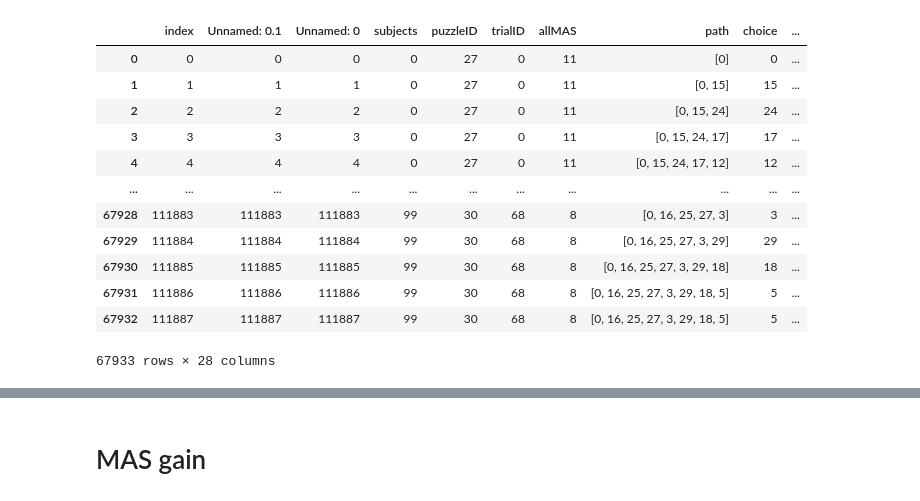
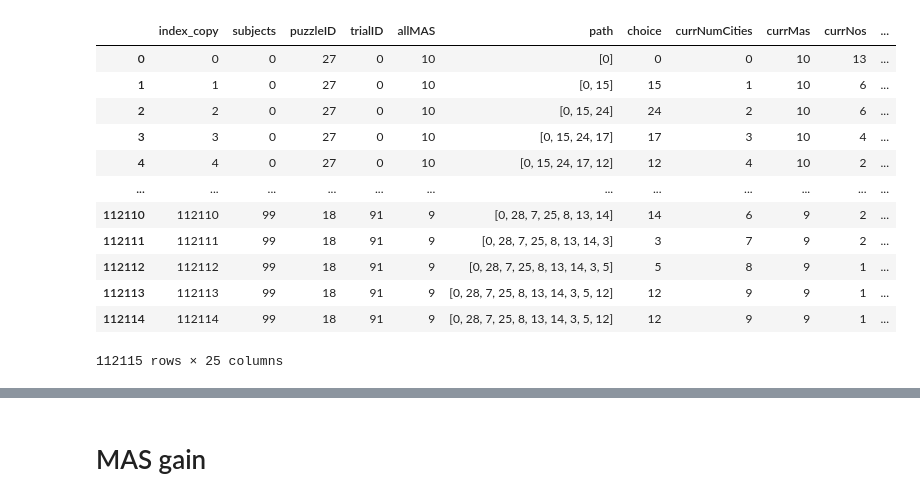
Before and after one commit to sherrybao222/Road_Construction, a Jupyter notebook: analysis/online_2022/Track_error_history.ipynb, the cells around one changed output, grey strips where cells are left out. Cells and saved outputs as stored; diff of their text form; code cells hidden in the pictures.

```diff
--- a/analysis/online_2022/Track_error_history.ipynb
+++ b/analysis/online_2022/Track_error_history.ipynb
@@ -49,16 +34,24 @@ with open(home_dir +'tree_data/undo_tree', 'r') as file:
-# %%
-sc_data_choice_level
-# %% [output]
-|  | index | Unnamed: 0.1 | Unnamed: 0 | subjects | puzzleID | trialID | allMAS | path | choice | ... |
-| 0 | 0 | 0 | 0 | 0 | 27 | 0 | 11 | [0] | 0 | ... |
-| 1 | 1 | 1 | 1 | 0 | 27 | 0 | 11 | [0, 15] | 15 | ... |
-| 2 | 2 | 2 | 2 | 0 | 27 | 0 | 11 | [0, 15, 24] | 24 | ... |
-| 3 | 3 | 3 | 3 | 0 | 27 | 0 | 11 | [0, 15, 24, 17] | 17 | ... |
-| 4 | 4 | 4 | 4 | 0 | 27 | 0 | 11 | [0, 15, 24, 17, 12] | 12 | ... |
-| ... | ... | ... | ... | ... | ... | ... | ... | ... | ... | ... |
-| 67928 | 111883 | 111883 | 111883 | 99 | 30 | 68 | 8 | [0, 16, 25, 27, 3] | 3 | ... |
-| 67929 | 111884 | 111884 | 111884 | 99 | 30 | 68 | 8 | [0, 16, 25, 27, 3, 29] | 29 | ... |
-| 67930 | 111885 | 111885 | 111885 | 99 | 30 | 68 | 8 | [0, 16, 25, 27, 3, 29, 18] | 18 | ... |
-| 67931 | 111886 | 111886 | 111886 | 99 | 30 | 68 | 8 | [0, 16, 25, 27, 3, 29, 18, 5] | 5 | ... |
-| 67932 | 111887 | 111887 | 111887 | 99 | 30 | 68 | 8 | [0, 16, 25, 27, 3, 29, 18, 5] | 5 | ... |
-67933 rows × 28 columns
+# %%
+data_choice_level = pd.read_csv(data_dir +  'choice_level/choicelevel_data.csv') # first column is index
+data_choice_level = data_choice_level.rename(columns={'Unnamed: 0':'index_copy'})
+
+data_choice_level['currNumCities'] = data_choice_level.currNumCities - 1 # starting from 0
+data_choice_level['allMAS'] = data_choice_level.allMAS - 1
+data_choice_level['currMas'] = data_choice_level.currMas - 1
+
+sc_data_choice_level = data_choice_level[data_choice_level['condition']==1].reset_index(drop=True)
+data_choice_level
+# %% [output]
+|  | index_copy | subjects | puzzleID | trialID | allMAS | path | choice | currNumCities | currMas | currNos | ... |
+| 0 | 0 | 0 | 27 | 0 | 10 | [0] | 0 | 0 | 10 | 13 | ... |
+| 1 | 1 | 0 | 27 | 0 | 10 | [0, 15] | 15 | 1 | 10 | 6 | ... |
+| 2 | 2 | 0 | 27 | 0 | 10 | [0, 15, 24] | 24 | 2 | 10 | 6 | ... |
+| 3 | 3 | 0 | 27 | 0 | 10 | [0, 15, 24, 17] | 17 | 3 | 10 | 4 | ... |
+| 4 | 4 | 0 | 27 | 0 | 10 | [0, 15, 24, 17, 12] | 12 | 4 | 10 | 2 | ... |
+| ... | ... | ... | ... | ... | ... | ... | ... | ... | ... | ... | ... |
+| 112110 | 112110 | 99 | 18 | 91 | 9 | [0, 28, 7, 25, 8, 13, 14] | 14 | 6 | 9 | 2 | ... |
+| 112111 | 112111 | 99 | 18 | 91 | 9 | [0, 28, 7, 25, 8, 13, 14, 3] | 3 | 7 | 9 | 2 | ... |
+| 112112 | 112112 | 99 | 18 | 91 | 9 | [0, 28, 7, 25, 8, 13, 14, 3, 5] | 5 | 8 | 9 | 1 | ... |
+| 112113 | 112113 | 99 | 18 | 91 | 9 | [0, 28, 7, 25, 8, 13, 14, 3, 5, 12] | 12 | 9 | 9 | 1 | ... |
+| 112114 | 112114 | 99 | 18 | 91 | 9 | [0, 28, 7, 25, 8, 13, 14, 3, 5, 12] | 12 | 9 | 9 | 1 | ... |
+112115 rows × 25 columns
```
Also changed, not shown: parts of 26 cells of this notebook, 4 other files.
